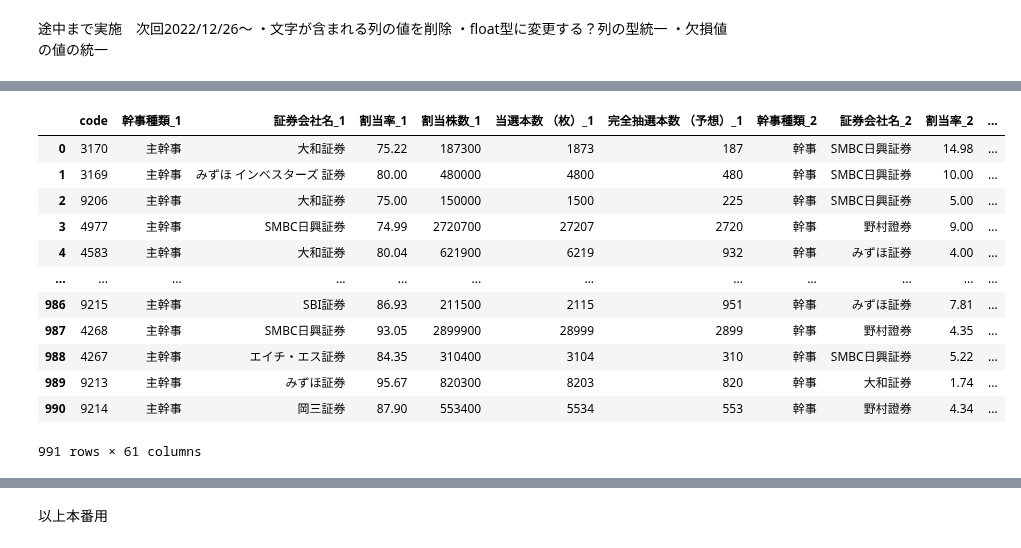
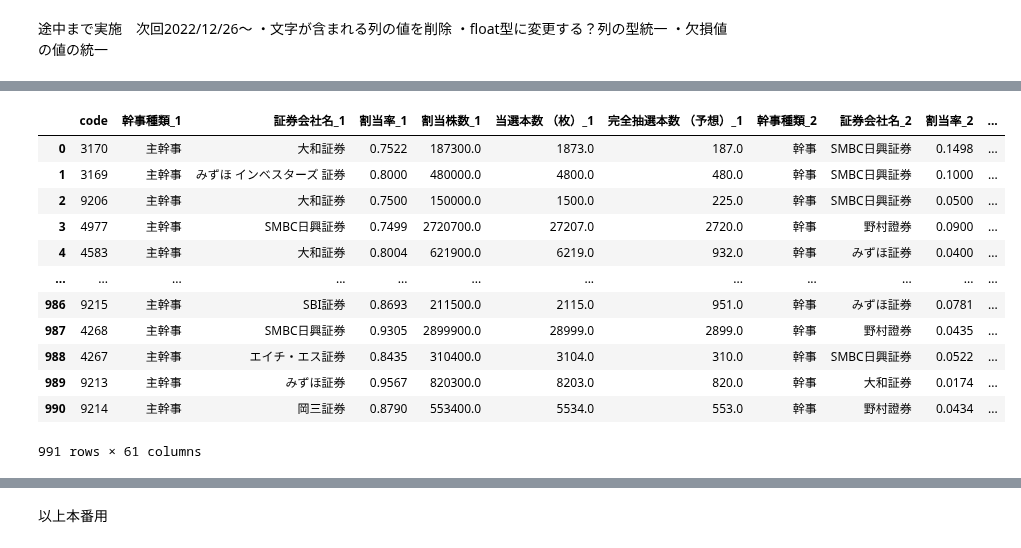
Before and after one commit to ryota1215/stock_tools, a Jupyter notebook: notebook/scraping_ipo.ipynb, the cells around one changed output, grey strips where cells are left out. Cells and saved outputs as stored; diff of their text form; code cells hidden in the pictures.

Commit message:
feat #28 IPO銘柄データをスクレイピング
df_underwritersの列の分割と文字列の整形実施.

```diff
--- a/notebook/scraping_ipo.ipynb
+++ b/notebook/scraping_ipo.ipynb
@@ -829,45 +708,52 @@ df_underwriters
 # %%
 # 幹事証券リスト（管理人独自予想あり）output3/4
 df_underwriters = df_scraping_all.filter(regex="code|幹事種類_|証券会社名_|割当率_|割当株数_|当選本数 （枚）_|完全抽選本数 （予想）_")
-# カラムをcodeと1~5のもののみフィルターで残す
+# カラムをcodeと1~10のもののみフィルターで残す
 df_underwriters = df_underwriters.filter(regex="code|_1$|_2$|_3$|_4$|_5$|_6$|_7$|_8$|_9$|_10$")
 # 特定の文字列が入ったカラム名をグループ化
 column_names = df_underwriters.columns.tolist()
 # グループ
 columns_with_幹事種類 = [column_name for column_name in column_names if '幹事種類' in column_name]
 columns_with_証券会社名 = [column_name for column_name in column_names if '証券会社名' in column_name]
 columns_with_割当率 = [column_name for column_name in column_names if '割当率' in column_name]
 columns_with_割当株数 = [column_name for column_name in column_names if '割当株数' in column_name]
 columns_with_当選本数 = [column_name for column_name in column_names if '当選本数' in column_name]
 columns_with_完全抽選本数 = [column_name for column_name in column_names if '完全抽選本数' in column_name]
-# 欠損値処置
-df_underwriters.fillna(0)
 # グループごとに全ての値を文字列に加工 値一つ一つに対してstr()関数を実行している　nanがあるとfloatになってしまうため必要な処理
 df_underwriters[columns_with_割当率] = df_underwriters[columns_with_割当率].applymap(str)
 df_underwriters[columns_with_割当株数] = df_underwriters[columns_with_割当株数].applymap(str)
 df_underwriters[columns_with_当選本数] = df_underwriters[columns_with_当選本数].applymap(str)
 df_underwriters[columns_with_完全抽選本数] = df_underwriters[columns_with_完全抽選本数].applymap(str)
 # グループごとに全ての文字列を加工　関数が無ければ無名関数でつくる
-df_underwriters[columns_with_割当率] = df_underwriters[columns_with_割当率].applymap(lambda x: x.replace('％', '').replace('-', ''))
-df_underwriters[columns_with_割当株数] = df_underwriters[columns_with_割当株数].applymap(lambda x: x.replace('株', '').replace(',', '').replace('.', '').replace('-', ''))
+df_underwriters[columns_with_割当率] = df_underwriters[columns_with_割当率].applymap(lambda x: x.replace('％', '').replace('%', '').replace('-', ''))
+df_underwriters[columns_with_割当株数] = df_underwriters[columns_with_割当株数].applymap(lambda x: x.replace('株', '').replace('口', '').replace(',', '').replace('.', '').replace('-', ''))
 df_underwriters[columns_with_当選本数] = df_underwriters[columns_with_当選本数].applymap(lambda x: x.replace('枚', '').replace(',', '').replace('.', '').replace('-', ''))
 df_underwriters[columns_with_完全抽選本数] = df_underwriters[columns_with_完全抽選本数].applymap(lambda x: x.replace('枚', '').replace(',', '').replace('.', '').replace('-', ''))
+# もし文字があった場合に.と数字以外を全て消す　数字ではないコメントがあるとfloat型に変換できないため
+df_underwriters[columns_with_割当率] = df_underwriters[columns_with_割当率].applymap(lambda x: re.sub(r'[^\d\.]', '', x))
+df_underwriters[columns_with_割当株数] = df_underwriters[columns_with_割当株数].applymap(lambda x: re.sub(r'[^\d\.]', '', x))
+df_underwriters[columns_with_当選本数] = df_underwriters[columns_with_当選本数].applymap(lambda x: re.sub(r'[^\d\.]', '', x))
+df_underwriters[columns_with_完全抽選本数] = df_underwriters[columns_with_完全抽選本数].applymap(lambda x: re.sub(r'[^\d\.]', '', x))
+# 列の型をfloat型に変換 columns_with_割当率は比率のため×0.01
+df_underwriters[columns_with_割当率] = df_underwriters[columns_with_割当率].applymap(lambda x: float(x) * 0.01 if x != '' else np.nan)
+df_underwriters[columns_with_割当株数] = df_underwriters[columns_with_割当株数].applymap(lambda x: float(x) if x != '' else np.nan)
+df_underwriters[columns_with_当選本数] = df_underwriters[columns_with_当選本数].applymap(lambda x: float(x) if x != '' else np.nan)
+df_underwriters[columns_with_完全抽選本数] = df_underwriters[columns_with_完全抽選本数].applymap(lambda x: float(x) if x != '' else np.nan)
 
-# df_underwriters[columns_with_割当率] = df_underwriters[columns_with_割当率].applymap(lambda x: float(x.replace('％', '')) / 100 if x else np.nan)
 df_underwriters
 # %% [output]
 |  | code | 幹事種類_1 | 証券会社名_1 | 割当率_1 | 割当株数_1 | 当選本数 （枚）_1 | 完全抽選本数 （予想）_1 | 幹事種類_2 | 証券会社名_2 | 割当率_2 | ... |
-| 0 | 3170 | 主幹事 | 大和証券 | 75.22 | 187300 | 1873 | 187 | 幹事 | SMBC日興証券 | 14.98 | ... |
-| 1 | 3169 | 主幹事 | みずほ インベスターズ 証券 | 80.00 | 480000 | 4800 | 480 | 幹事 | SMBC日興証券 | 10.00 | ... |
-| 2 | 9206 | 主幹事 | 大和証券 | 75.00 | 150000 | 1500 | 225 | 幹事 | SMBC日興証券 | 5.00 | ... |
-| 3 | 4977 | 主幹事 | SMBC日興証券 | 74.99 | 2720700 | 27207 | 2720 | 幹事 | 野村證券 | 9.00 | ... |
-| 4 | 4583 | 主幹事 | 大和証券 | 80.04 | 621900 | 6219 | 932 | 幹事 | みずほ証券 | 4.00 | ... |
+| 0 | 3170 | 主幹事 | 大和証券 | 0.7522 | 187300.0 | 1873.0 | 187.0 | 幹事 | SMBC日興証券 | 0.1498 | ... |
+| 1 | 3169 | 主幹事 | みずほ インベスターズ 証券 | 0.8000 | 480000.0 | 4800.0 | 480.0 | 幹事 | SMBC日興証券 | 0.1000 | ... |
+| 2 | 9206 | 主幹事 | 大和証券 | 0.7500 | 150000.0 | 1500.0 | 225.0 | 幹事 | SMBC日興証券 | 0.0500 | ... |
+| 3 | 4977 | 主幹事 | SMBC日興証券 | 0.7499 | 2720700.0 | 27207.0 | 2720.0 | 幹事 | 野村證券 | 0.0900 | ... |
+| 4 | 4583 | 主幹事 | 大和証券 | 0.8004 | 621900.0 | 6219.0 | 932.0 | 幹事 | みずほ証券 | 0.0400 | ... |
 | ... | ... | ... | ... | ... | ... | ... | ... | ... | ... | ... | ... |
-| 986 | 9215 | 主幹事 | SBI証券 | 86.93 | 211500 | 2115 | 951 | 幹事 | みずほ証券 | 7.81 | ... |
-| 987 | 4268 | 主幹事 | SMBC日興証券 | 93.05 | 2899900 | 28999 | 2899 | 幹事 | 野村證券 | 4.35 | ... |
-| 988 | 4267 | 主幹事 | エイチ・エス証券 | 84.35 | 310400 | 3104 | 310 | 幹事 | SMBC日興証券 | 5.22 | ... |
-| 989 | 9213 | 主幹事 | みずほ証券 | 95.67 | 820300 | 8203 | 820 | 幹事 | 大和証券 | 1.74 | ... |
-| 990 | 9214 | 主幹事 | 岡三証券 | 87.90 | 553400 | 5534 | 553 | 幹事 | 野村證券 | 4.34 | ... |
+| 986 | 9215 | 主幹事 | SBI証券 | 0.8693 | 211500.0 | 2115.0 | 951.0 | 幹事 | みずほ証券 | 0.0781 | ... |
+| 987 | 4268 | 主幹事 | SMBC日興証券 | 0.9305 | 2899900.0 | 28999.0 | 2899.0 | 幹事 | 野村證券 | 0.0435 | ... |
+| 988 | 4267 | 主幹事 | エイチ・エス証券 | 0.8435 | 310400.0 | 3104.0 | 310.0 | 幹事 | SMBC日興証券 | 0.0522 | ... |
+| 989 | 9213 | 主幹事 | みずほ証券 | 0.9567 | 820300.0 | 8203.0 | 820.0 | 幹事 | 大和証券 | 0.0174 | ... |
+| 990 | 9214 | 主幹事 | 岡三証券 | 0.8790 | 553400.0 | 5534.0 | 553.0 | 幹事 | 野村證券 | 0.0434 | ... |
 991 rows × 61 columns
 # %%
 df_underwriters.isnull().any()
```
Also changed, not shown: parts of 30 cells of this notebook.
